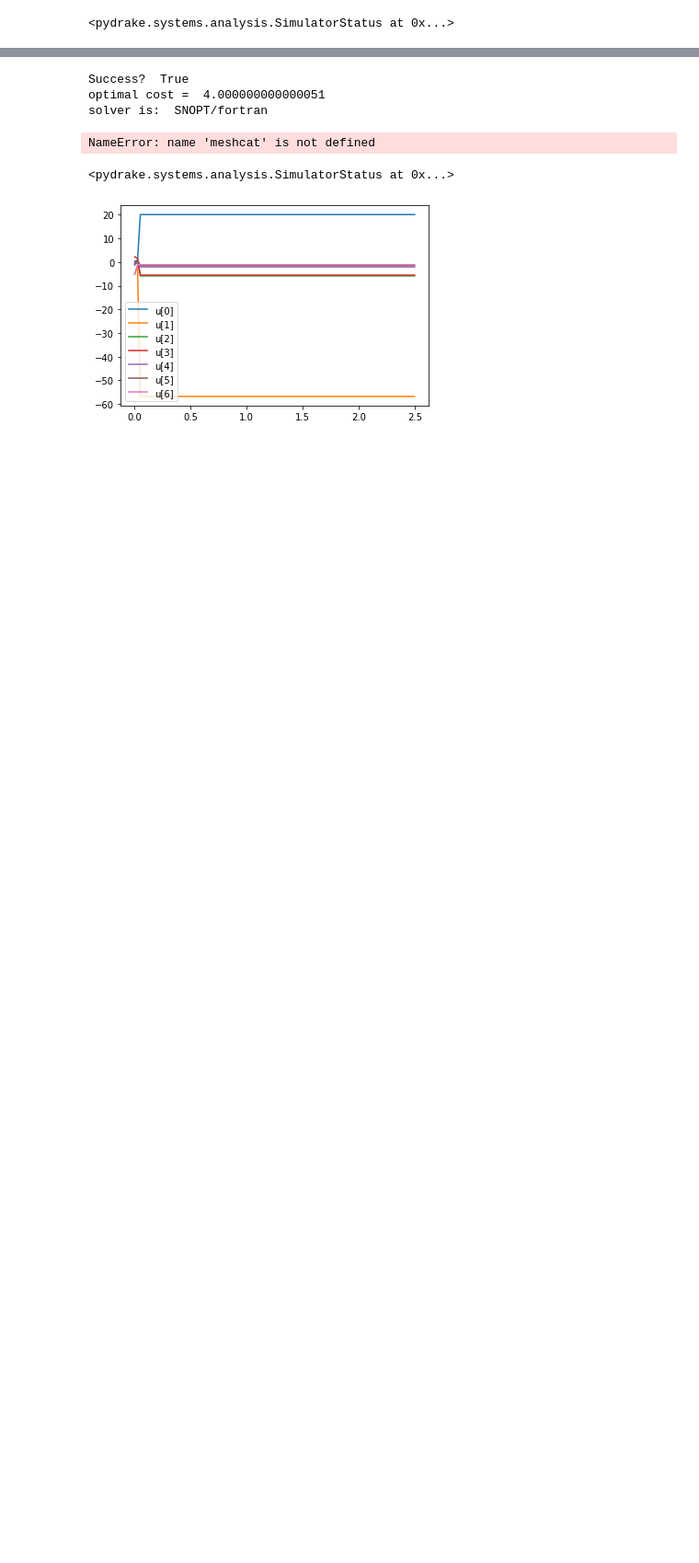
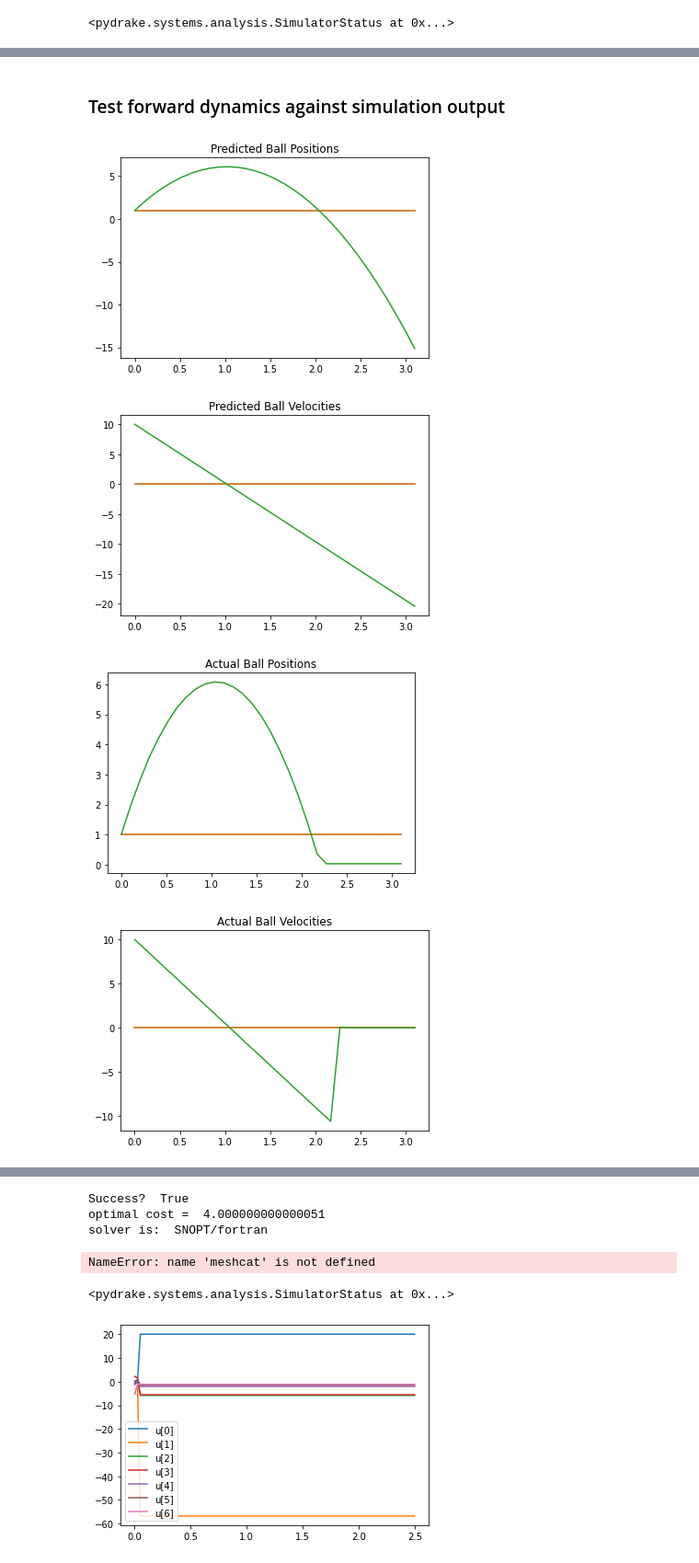
Before and after one commit to FischerMoseley/yoink, a Jupyter notebook: yoink.ipynb, the cells around one changed output, grey strips where cells are left out. Shown at 92% size. Drawn from its saved outputs; the diff is of its cells as text; code cells hidden in the pictures; blank space fills up the shorter version.

Commit message:
ball state prediction tested and working

```diff
--- a/yoink.ipynb
+++ b/yoink.ipynb
@@ -168,0 +192,75 @@ KernelInterrupted: Execution interrupted by the Jupyter kernel.
+# %% [markdown]
+### Test forward dynamics against simulation output
+# %%
+# compute trajectory
+def predict_ball_trajectory(p_i,v_i,t):
+    g = -9.81
+    px_i, py_i, pz_i = p_i.translation()
+    vx_i, vy_i, vz_i = v_i.translational()
+
+    px_t = px_i + (vx_i*t)
+    py_t = py_i + (vy_i*t)
+    pz_t = pz_i + (vz_i*t) + (0.5*g*t**2)
+
+    vx_t = vx_i
+    vy_t = vy_i
+    vz_t = vz_i + t*g
+
+    p_t = RigidTransform(RotationMatrix.MakeXRotation(0), [px_t, py_t, pz_t])
+    v_t = SpatialVelocity([0,0,0,vx_t, vy_t, vz_t])
+
+    return p_t, v_t
+
+time_step = 0.1
+run_time = 3.1
+steps = int(run_time/time_step)
+time = np.linspace(0, run_time, steps)
+positions = np.zeros((3, steps))
+velocities = np.zeros((3, steps))
+
+for i in range(steps):
+    p, v = predict_ball_trajectory(X_W_ball_initial, V_W_ball_initial, time[i])
+    positions[:,i] = p.translation()
+    velocities[:,i] = v.translational()
+
+import matplotlib.pyplot as plt
+for i in range(3):
+    plt.plot(time, positions[i])
+plt.title("Predicted Ball Positions")
+plt.show()
+
+for i in range(3):
+    plt.plot(time, velocities[i])
+plt.title("Predicted Ball Velocities")
+plt.show()
+
+
+# read from the loggers
+iiwa_logger_context = iiwa_logger.GetMyContextFromRoot(context)
+ball_logger_context = ball_logger.GetMyContextFromRoot(context)
+
+iiwa_log = iiwa_logger.GetLog(iiwa_logger_context).data()
+ball_log = ball_logger.GetLog(ball_logger_context).data()
+time_log = np.linspace(0, 0.1*iiwa_log.shape[1], iiwa_log.shape[1]) # log points are 0.1s apart
+
+for i in range(4, 7): # position component
+    plt.plot(time_log, ball_log[i, :])
+plt.title("Actual Ball Positions")
+plt.show()
+
+for i in range(10, 13):
+    plt.plot(time_log, ball_log[i, :]) # translational component
+plt.title("Actual Ball Velocities")
+plt.show()
+
+# compare z components:
+plt.plot(time, positions[2], label = 'Predicted')
+plt.plot(time_log, ball_log[6,:], label = 'Simulated')
+plt.title("ball position prediction test")
+plt.legend()
+plt.show()
+# %% [output]
+[figure, added]
+[figure, added]
+[figure, added]
+[figure, added]
```
Also changed, not shown: parts of 14 cells of this notebook, 1 other file.
